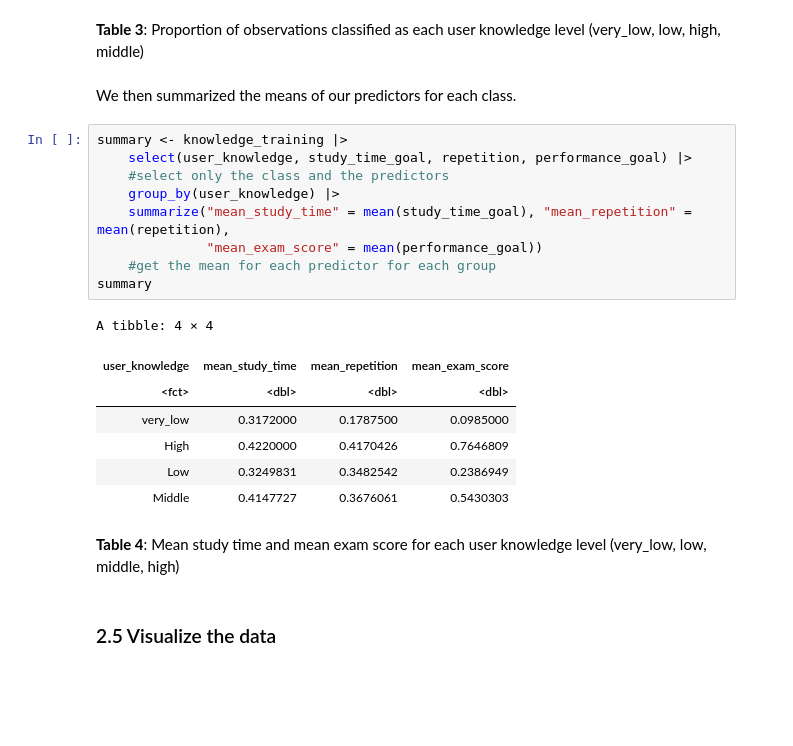
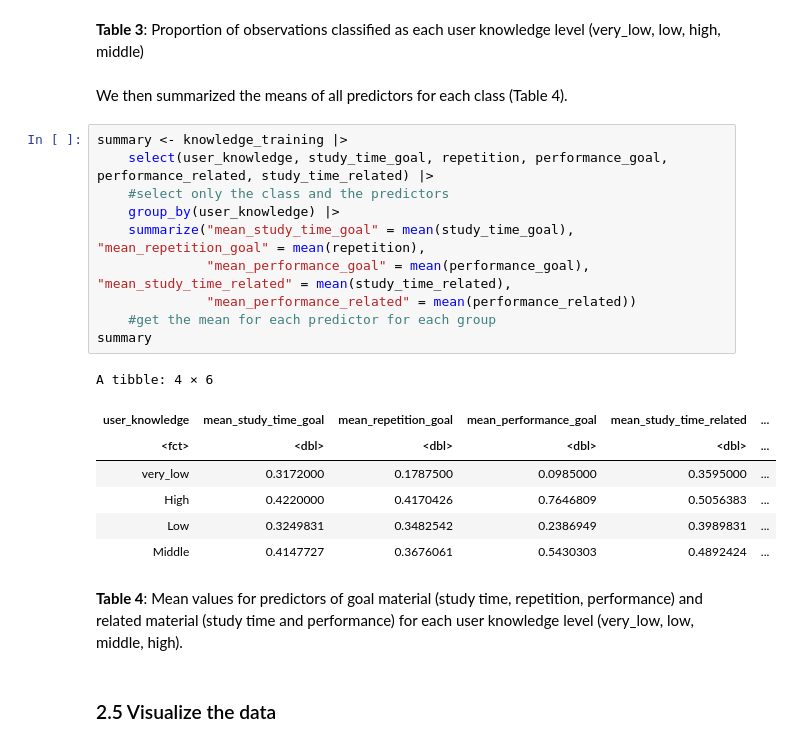
Before and after one commit to afellhauer/DSCI_Group_Project, a Jupyter notebook: project_report.ipynb, the cells around one changed output. Drawn from its saved outputs; the diff is of its cells as text; blank space fills up the shorter version.

```diff
--- a/project_report.ipynb
+++ b/project_report.ipynb
@@ -192,26 +192,27 @@ A tibble: 4 × 2
 # %% [markdown]
 **Table 3**: Proportion of observations classified as each user knowledge level (very_low, low, high, middle)
 # %% [markdown]
-We then summarized the means of our predictors for each class.
+We then summarized the means of all predictors for each class (Table 4).
 # %%
 summary <- knowledge_training |>
-    select(user_knowledge, study_time_goal, repetition, performance_goal) |>
+    select(user_knowledge, study_time_goal, repetition, performance_goal, performance_related, study_time_related) |>
     #select only the class and the predictors
     group_by(user_knowledge) |>
-    summarize("mean_study_time" = mean(study_time_goal), "mean_repetition" = mean(repetition),
-              "mean_exam_score" = mean(performance_goal))
+    summarize("mean_study_time_goal" = mean(study_time_goal), "mean_repetition_goal" = mean(repetition),
+              "mean_performance_goal" = mean(performance_goal), "mean_study_time_related" = mean(study_time_related),
+              "mean_performance_related" = mean(performance_related))
     #get the mean for each predictor for each group
 summary
 # %% [output]
-A tibble: 4 × 4
+A tibble: 4 × 6
-| user_knowledge | mean_study_time | mean_repetition | mean_exam_score |
-| <fct> | <dbl> | <dbl> | <dbl> |
-| very_low | 0.3172000 | 0.1787500 | 0.0985000 |
-| High | 0.4220000 | 0.4170426 | 0.7646809 |
-| Low | 0.3249831 | 0.3482542 | 0.2386949 |
-| Middle | 0.4147727 | 0.3676061 | 0.5430303 |
+| user_knowledge | mean_study_time_goal | mean_repetition_goal | mean_performance_goal | mean_study_time_related | ... |
+| <fct> | <dbl> | <dbl> | <dbl> | <dbl> | ... |
+| very_low | 0.3172000 | 0.1787500 | 0.0985000 | 0.3595000 | ... |
+| High | 0.4220000 | 0.4170426 | 0.7646809 | 0.5056383 | ... |
+| Low | 0.3249831 | 0.3482542 | 0.2386949 | 0.3989831 | ... |
+| Middle | 0.4147727 | 0.3676061 | 0.5430303 | 0.4892424 | ... |
 # %% [markdown]
-**Table 4**: Mean study time and mean exam score for each user knowledge level (very_low, low, middle, high)
+**Table 4**: Mean values for predictors of goal material (study time, repetition, performance) and related material (study time and performance) for each user knowledge level (very_low, low, middle, high).
 # %% [markdown]
 ### 2.5 Visualize the data
 # %% [markdown]
```
Also changed, not shown: parts of 6 cells of this notebook.
